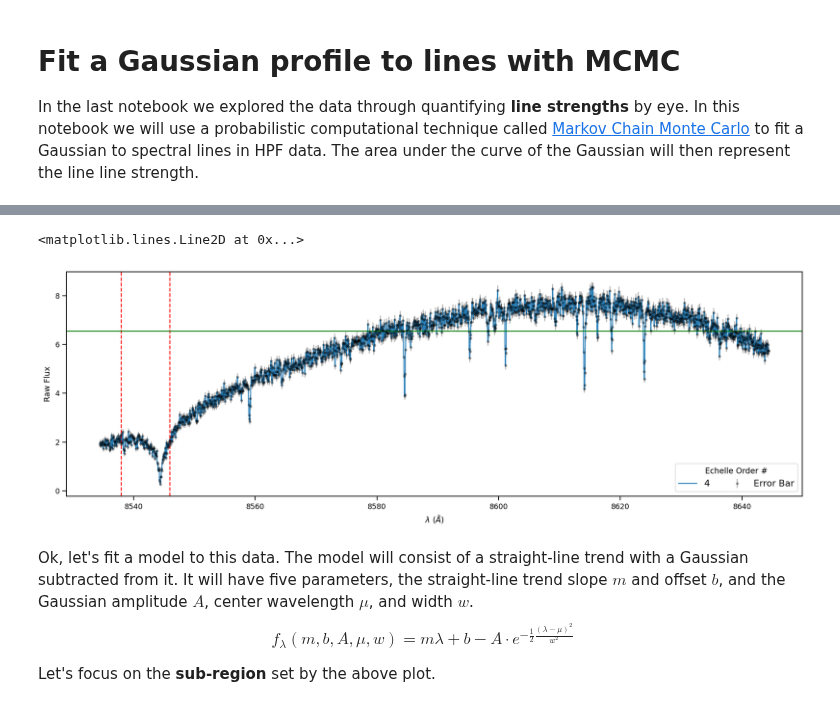
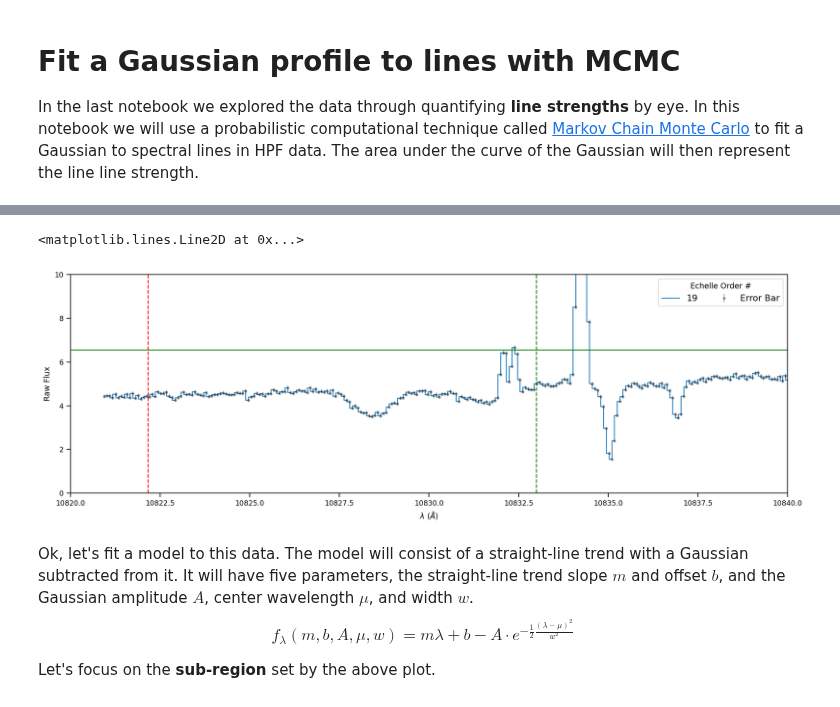
Before and after one commit to BrownDwarf/disperse, a Jupyter notebook: notebooks/06_EW_Trials.ipynb, the cells around one changed output, grey strips where cells are left out. Drawn from its saved outputs; the diff is of its cells as text; code cells hidden in the pictures.

Commit message:
Changed line to K/Fe to check uncertainties

```diff
--- a/notebooks/06_EW_Trials.ipynb
+++ b/notebooks/06_EW_Trials.ipynb
@@ -45,25 +45,26 @@ Wall time: 570 ms
 # %%
 plt.figure(figsize=(16, 5))
-order = 4
+order = 19
 mask = df.order == order
 plt.step(df['Sci Wavl'][mask], df['Sci Flux'][mask], label=order, color='#2980b9');
 plt.errorbar(df['Sci Wavl'][mask], df['Sci Flux'][mask], df['Sci Error'][mask], fmt='.', c='k',
              label="Error Bar", alpha=0.3);
 plt.xlabel('$\lambda$ ($\AA$)');
 plt.ylabel('Raw Flux')
 plt.legend(ncol=7, title='Echelle Order #', fontsize=11);
-#plt.ylim(0,5)
-#plt.xlim(8538,8546)
-wavelength1 = 8538
-wavelength2 = 8546
-calcium_line = 8542
+plt.ylim(0,10)
+plt.xlim(10820,10840)
+calcium_line = 10833 #8542 Ca I
+wavelength1 = calcium_line*0.999
+wavelength2 = calcium_line*1.001
 continuum = 6.55
+plt.axvline(calcium_line,linestyle='dashed',color='green')
 plt.axvline(wavelength1,linestyle = 'dashed',color = 'red')
 plt.axvline(wavelength2,linestyle = 'dashed',color = 'red')
 plt.axhline(continuum,color = 'green')
 # %% [output]
 <matplotlib.lines.Line2D at 0x...>
-[figure, old version]
+[figure, new version]
 # %% [markdown]
 Ok, let's fit a model to this data.  The model will consist of a straight-line trend with a Gaussian subtracted from it.  It will have five parameters, the straight-line trend slope $m$ and offset $b$, and the Gaussian amplitude $A$, center wavelength $\mu$, and width $w$.
 $$f_\lambda(m, b, A, \mu, w)= m \lambda +b - A\cdot e^{-\frac{1}{2} \frac{(\lambda-\mu)^2}{w^2}}$$
```
Also changed, not shown: parts of 39 cells of this notebook, 2 other files.
